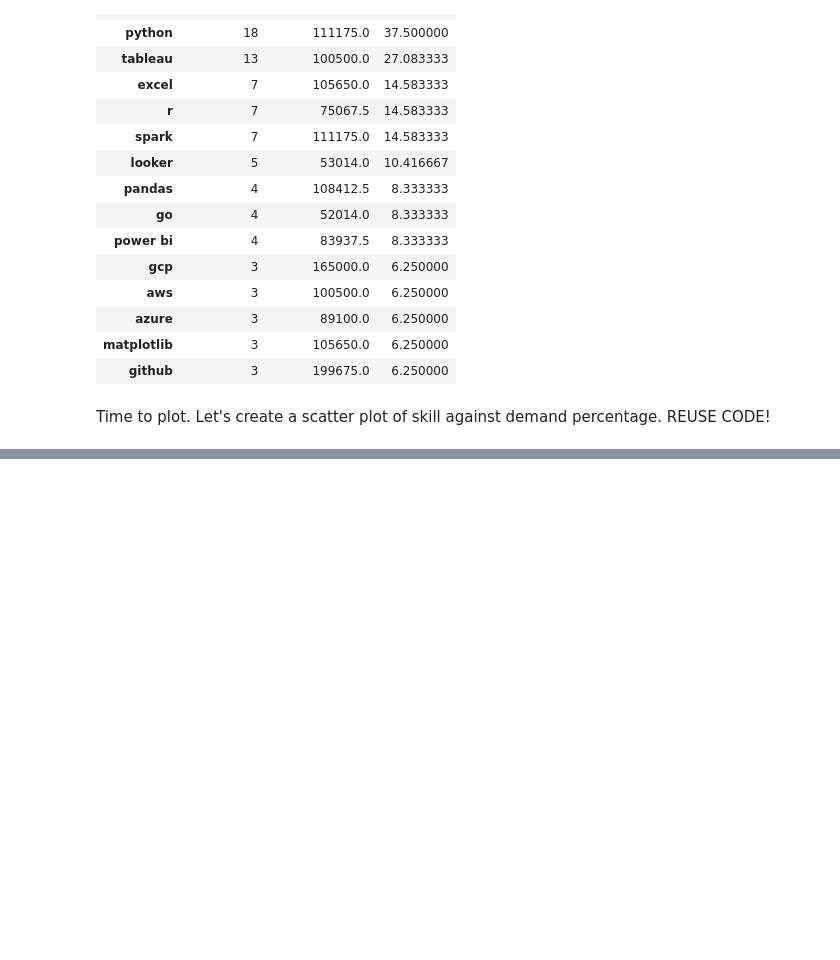
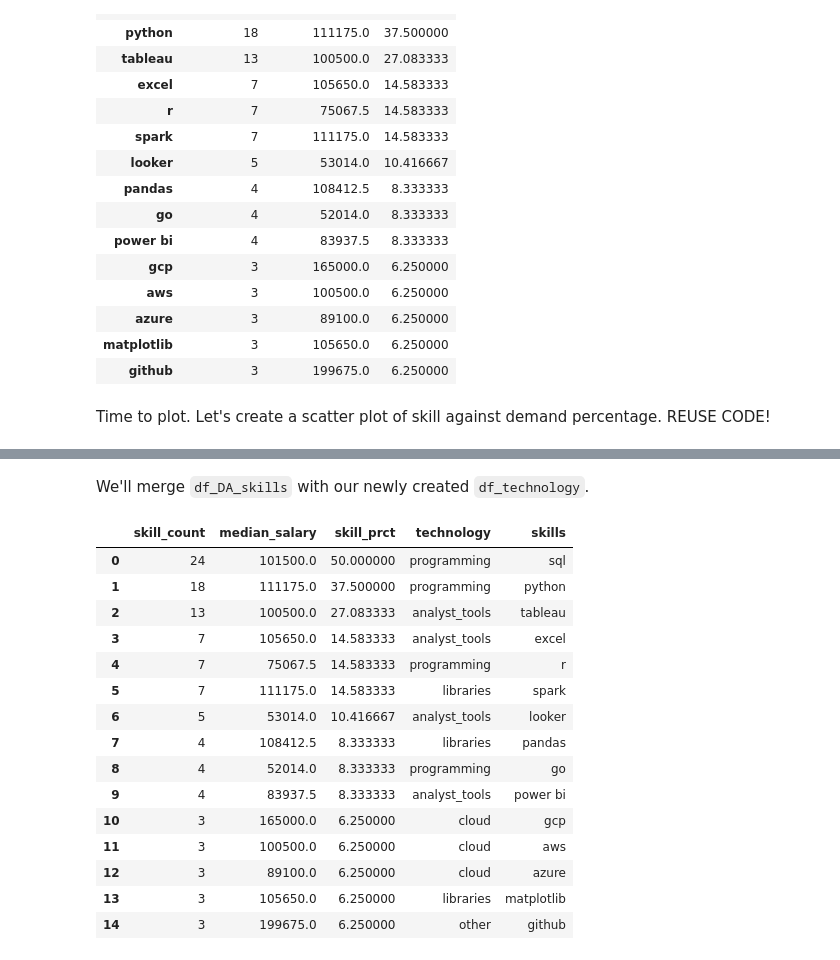
Before and after one commit to Mercedes1798/Python_Data_Analysis_Project, a Jupyter notebook: Course_Project.ipynb, the cells around one changed output, grey strips where cells are left out. Saved outputs shown, nothing was run; the diff lists cells and outputs as text; code cells hidden in the pictures; blank space fills up the shorter version.

```diff
--- a/Course_Project.ipynb
+++ b/Course_Project.ipynb
@@ -579,0 +622,8 @@ plt.show()
+# %%
+df_technology = df['job_type_skills'].copy()
+
+# remove duplicates
+df_technology = df_technology.drop_duplicates()
+
+# remove NaN values
+df_technology = df_technology.dropna()
@@ -579,0 +632,9 @@ plt.show()
+# %%
+technology_dict = {}
+for row in df_technology:
+    row_dict = ast.literal_eval(row)  # convert string to dictionary
+    for key, value in row_dict.items():
+        if key in technology_dict:  # if key already exists in technology_dict, add value to existing value
+            technology_dict[key] += value
+        else:                       # if key does not exist in technology_dict, add key and value
+            technology_dict[key] = value
@@ -579,0 +688,23 @@ plt.show()
+# %% [markdown]
+We'll merge `df_DA_skills` with our newly created `df_technology`.
+# %%
+df_plot = df_DA_high_demand.merge(df_technology, left_on='job_skills', right_on='skills')
+
+df_plot
+# %% [output]
+|  | skill_count | median_salary | skill_prct | technology | skills |
+| 0 | 24 | 101500.0 | 50.000000 | programming | sql |
+| 1 | 18 | 111175.0 | 37.500000 | programming | python |
+| 2 | 13 | 100500.0 | 27.083333 | analyst_tools | tableau |
+| 3 | 7 | 105650.0 | 14.583333 | analyst_tools | excel |
+| 4 | 7 | 75067.5 | 14.583333 | programming | r |
+| 5 | 7 | 111175.0 | 14.583333 | libraries | spark |
+| 6 | 5 | 53014.0 | 10.416667 | analyst_tools | looker |
+| 7 | 4 | 108412.5 | 8.333333 | libraries | pandas |
+| 8 | 4 | 52014.0 | 8.333333 | programming | go |
+| 9 | 4 | 83937.5 | 8.333333 | analyst_tools | power bi |
+| 10 | 3 | 165000.0 | 6.250000 | cloud | gcp |
+| 11 | 3 | 100500.0 | 6.250000 | cloud | aws |
+| 12 | 3 | 89100.0 | 6.250000 | cloud | azure |
+| 13 | 3 | 105650.0 | 6.250000 | libraries | matplotlib |
+| 14 | 3 | 199675.0 | 6.250000 | other | github |
```
Also changed, not shown: parts of 17 cells of this notebook.
